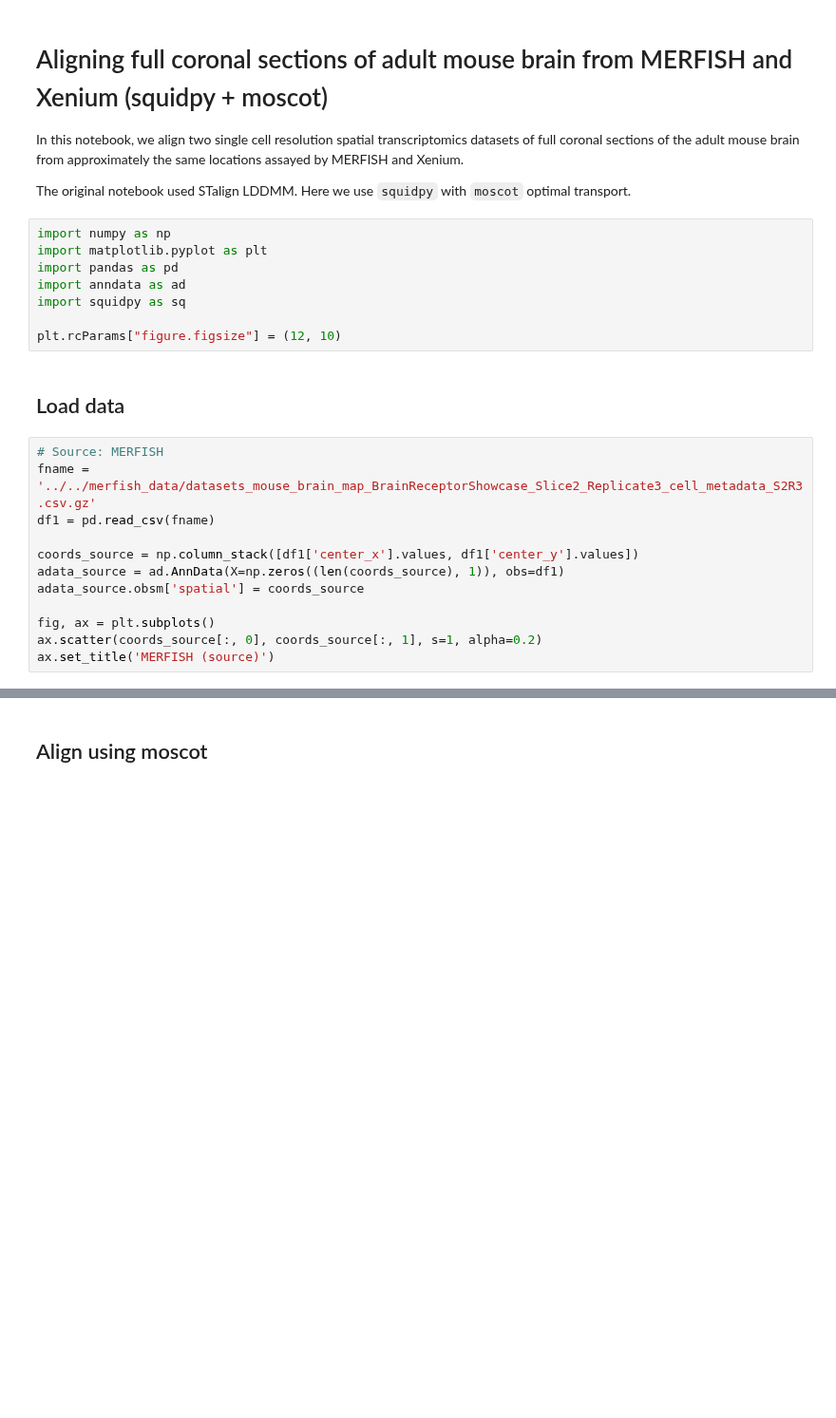
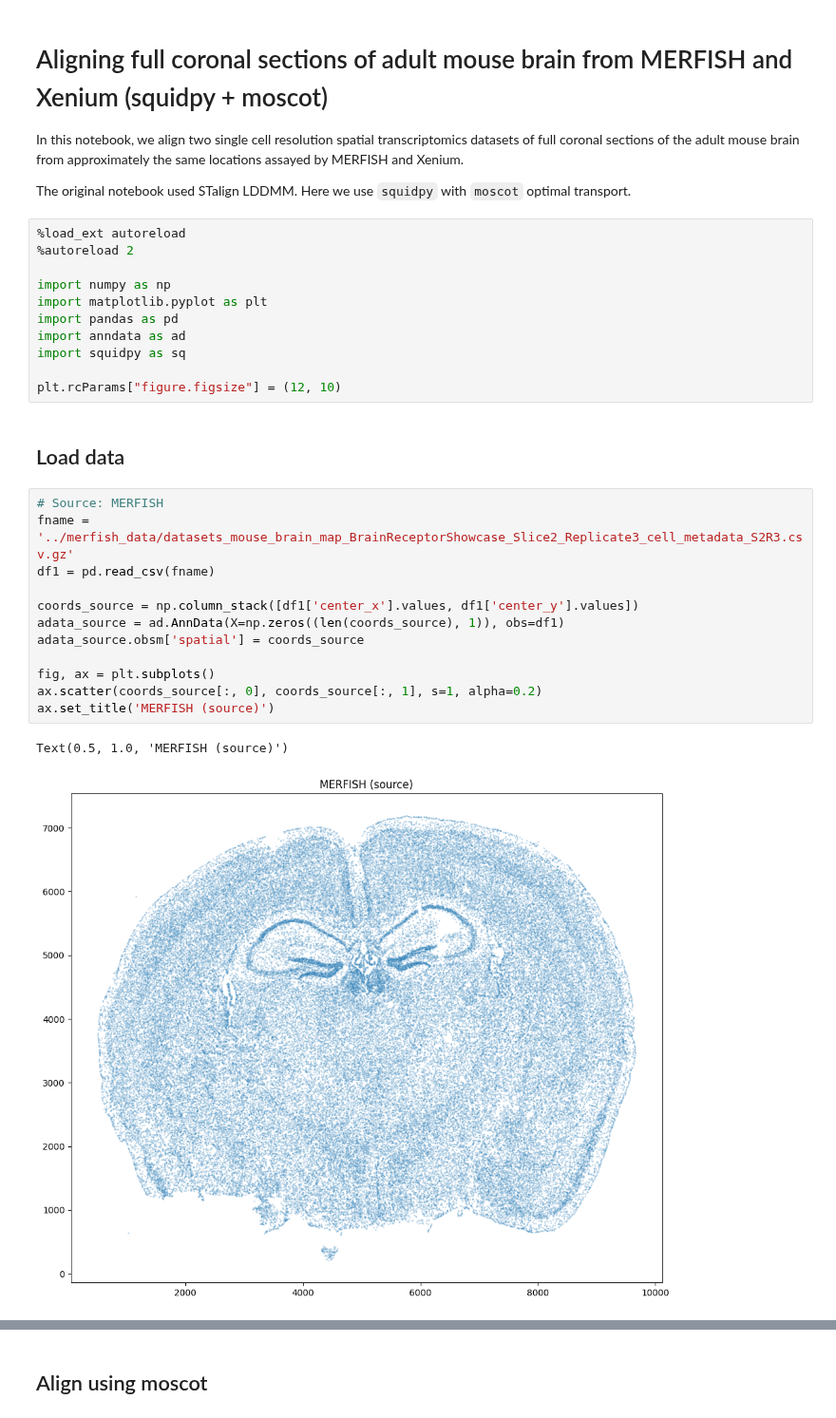
Before and after one commit to selmanozleyen/squidpy, a Jupyter notebook: docs2/notebooks/merfish-xenium-alignment-squidpy.ipynb, the cells around one changed output, grey strips where cells are left out. Shown at 95% size. Saved outputs shown, nothing was run; the diff lists cells and outputs as text; blank space fills up the shorter version.

```diff
--- a/docs2/notebooks/merfish-xenium-alignment-squidpy.ipynb
+++ b/docs2/notebooks/merfish-xenium-alignment-squidpy.ipynb
@@ -5,6 +5,9 @@ In this notebook, we align two single cell resolution spatial transcriptomics da
 
 The original notebook used STalign LDDMM. Here we use `squidpy` with `moscot` optimal transport.
 # %%
+%load_ext autoreload
+%autoreload 2
+
 import numpy as np
 import matplotlib.pyplot as plt
 import pandas as pd
@@ -16,15 +19,18 @@ plt.rcParams["figure.figsize"] = (12, 10)
 ## Load data
 # %%
 # Source: MERFISH
-fname = '../../merfish_data/datasets_mouse_brain_map_BrainReceptorShowcase_Slice2_Replicate3_cell_metadata_S2R3.csv.gz'
+fname = '../merfish_data/datasets_mouse_brain_map_BrainReceptorShowcase_Slice2_Replicate3_cell_metadata_S2R3.csv.gz'
 df1 = pd.read_csv(fname)
 
 coords_source = np.column_stack([df1['center_x'].values, df1['center_y'].values])
 adata_source = ad.AnnData(X=np.zeros((len(coords_source), 1)), obs=df1)
 adata_source.obsm['spatial'] = coords_source
 
 fig, ax = plt.subplots()
 ax.scatter(coords_source[:, 0], coords_source[:, 1], s=1, alpha=0.2)
 ax.set_title('MERFISH (source)')
+# %% [output]
+Text(0.5, 1.0, 'MERFISH (source)')
+[figure, added]
 # %%
 # Target: Xenium
```
Also changed, not shown: parts of 3 cells of this notebook.
